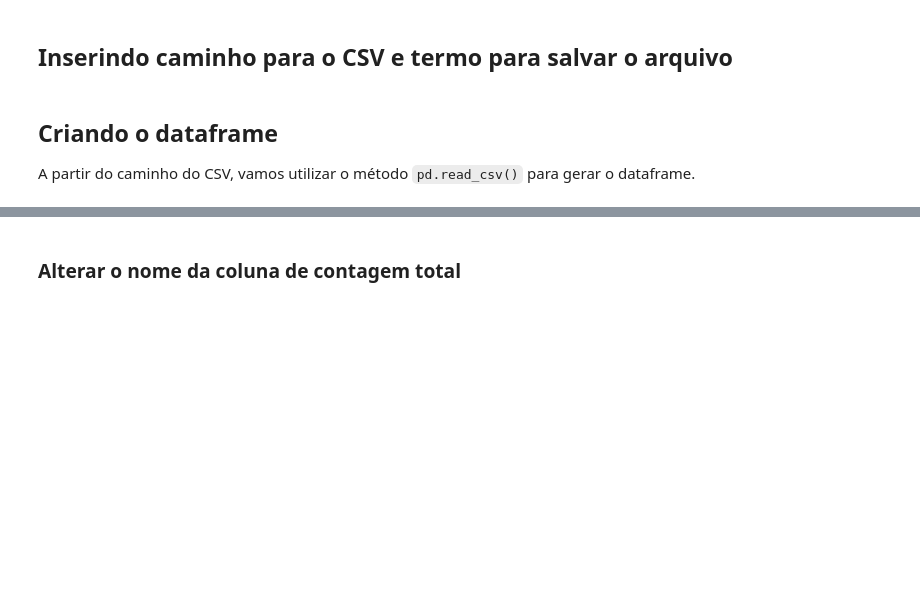
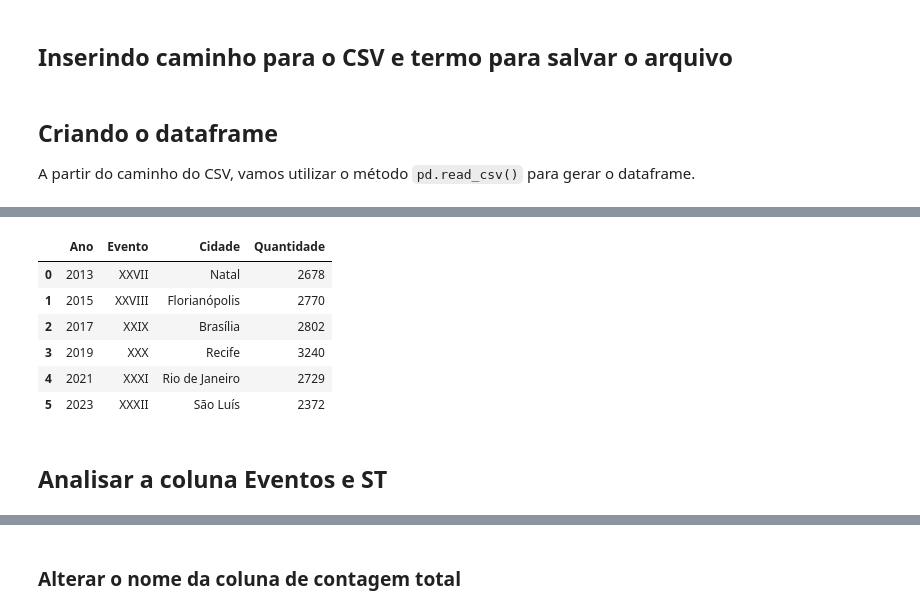
Before and after one commit to ericbrasiln/python-puc, a Jupyter notebook: dia4.ipynb, the cells around one changed output, grey strips where cells are left out. Cells and saved outputs as stored; diff of their text form; code cells hidden in the pictures; blank space fills up the shorter version.

```diff
--- a/dia4.ipynb
+++ b/dia4.ipynb
@@ -92,0 +159,5 @@ print(df_acervos.head())
+# %%
+df_ano_evento = df.filter(items=['Ano', 'Evento', 'Cidade'])\
+    .groupby(['Ano', 'Evento', 'Cidade'])\
+    .size()
+df_ano_evento.head()
@@ -92,0 +172,12 @@ print(df_acervos.head())
+# %%
+df_ano_evento = df_ano_evento.reset_index()
+df_ano_evento.columns = ['Ano', 'Evento', 'Cidade', 'Quantidade']
+df_ano_evento
+# %% [output]
+|  | Ano | Evento | Cidade | Quantidade |
+| 0 | 2013 | XXVII | Natal | 2678 |
+| 1 | 2015 | XXVIII | Florianópolis | 2770 |
+| 2 | 2017 | XXIX | Brasília | 2802 |
+| 3 | 2019 | XXX | Recife | 3240 |
+| 4 | 2021 | XXXI | Rio de Janeiro | 2729 |
+| 5 | 2023 | XXXII | São Luís | 2372 |
@@ -92,0 +193,2 @@ print(df_acervos.head())
+# %% [markdown]
+## Analisar a coluna Eventos e ST
```
Also changed, not shown: parts of 55 cells of this notebook, 1 other file.
